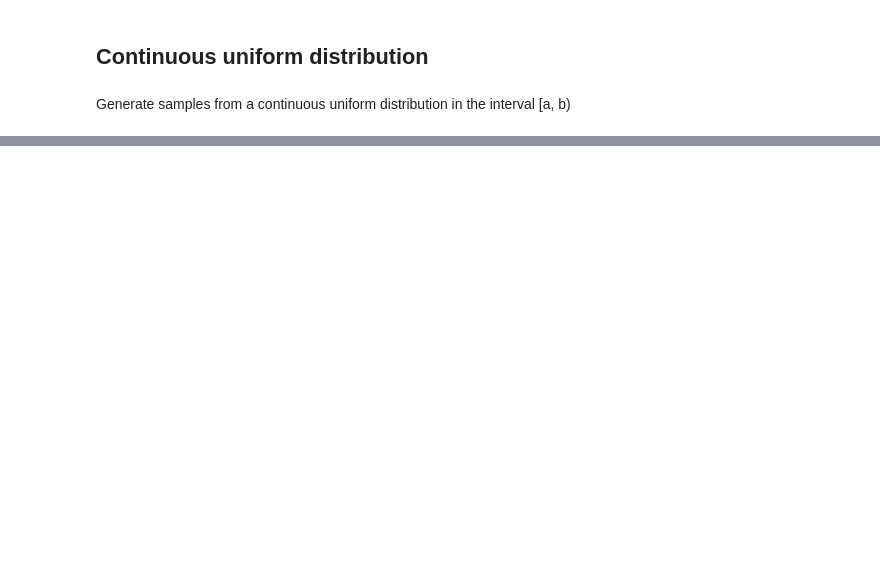
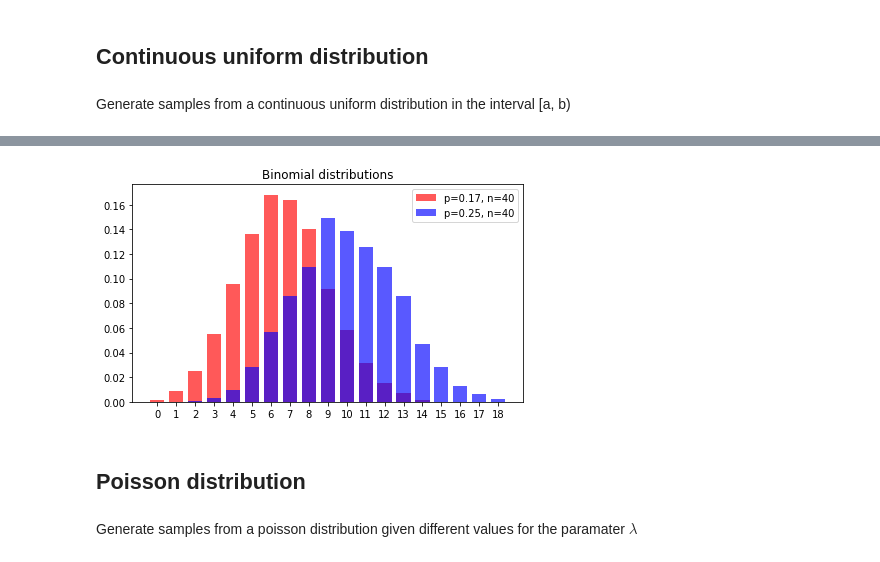
Before and after one commit to Vykstorm/pystatistics, a Jupyter notebook: distributions.ipynb, the cells around one changed output, grey strips where cells are left out. Cells and saved outputs as stored; diff of their text form; code cells hidden in the pictures; blank space fills up the shorter version.

```diff
--- a/distributions.ipynb
+++ b/distributions.ipynb
@@ -82,0 +90,25 @@ plt.legend(['1 / (b - a)', 'Frequencies']);
+# %%
+n = 40
+p, p2 = 1/6, 1/4
+samples = np.random.binomial(n, p, size=5000)
+samples2 = np.random.binomial(n, p2, size=5000)
+# %%
+plt.figure(figsize=(7, 4))
+plt.hist(samples, bins=np.arange(0, samples.max()+1)-0.5,
+         density=True, color='red', rwidth=0.75, alpha=0.65, align='mid');
+plt.hist(samples2, bins=np.arange(0, samples2.max()+1)-0.5,
+         density=True, color='blue', rwidth=0.75, alpha=0.65, align='mid');
+
+plt.xticks(np.arange(0, max(samples.max(), samples2.max())))
+
+plt.legend([
+    'p={}, n={}'.format(np.round(p, 2), n),
+    'p={}, n={}'.format(np.round(p2, 2), n)
+    ]);
+plt.title('Binomial distributions');
+# %% [output]
+[figure, added]
+# %% [markdown]
+## Poisson distribution
+# %% [markdown]
+Generate samples from a poisson distribution given different values for the paramater $\lambda$ <br/>
```
Also changed, not shown: parts of 11 cells of this notebook.
